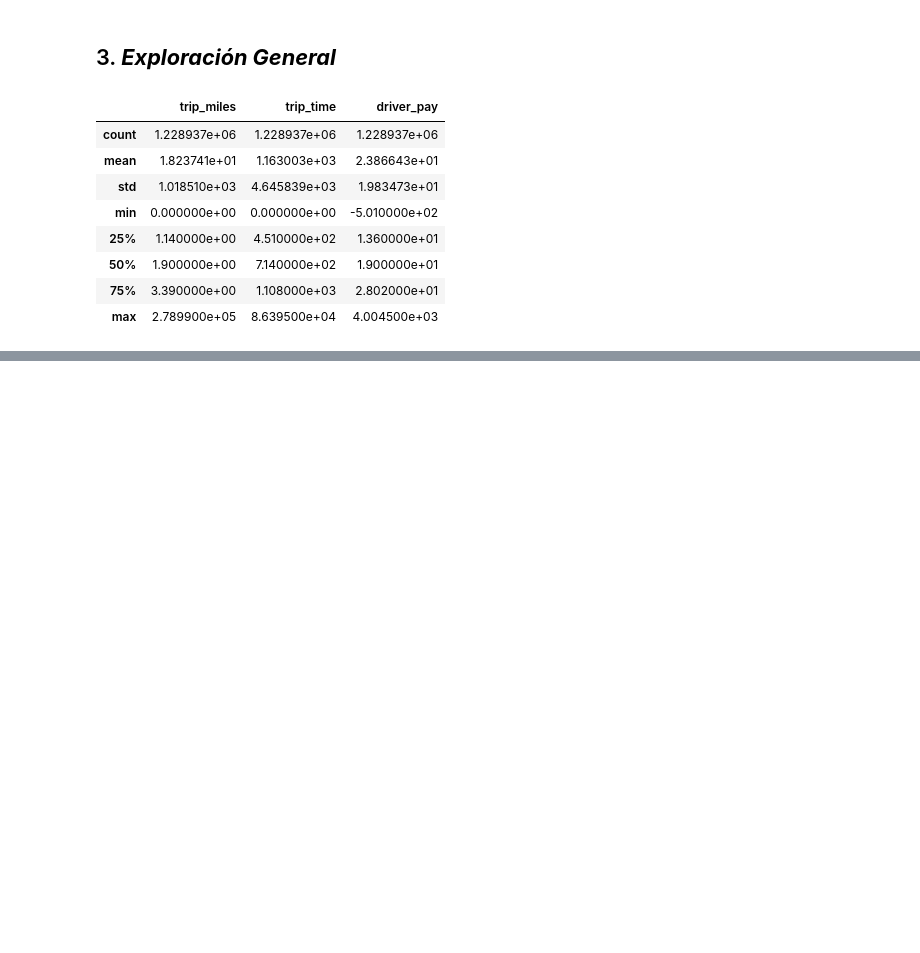
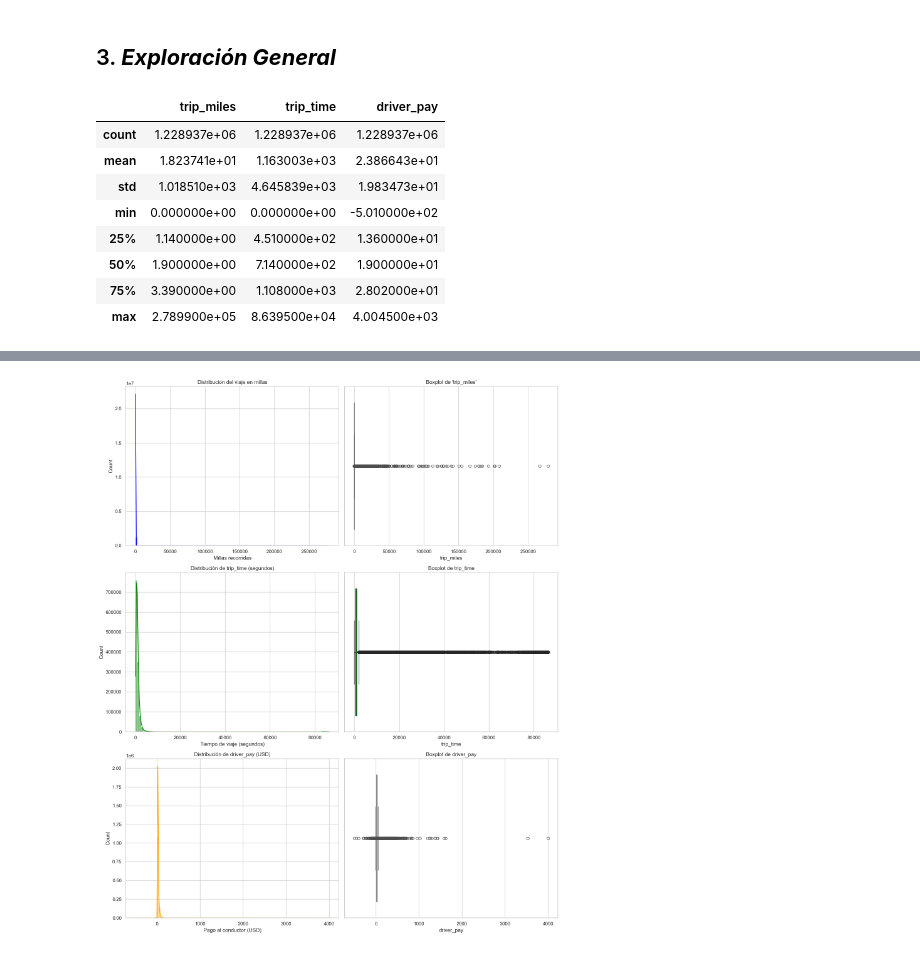
Before and after one commit to Ccasilimas/New_York_Taxis_IA, a Jupyter notebook: Machine_Learning/EDA_ML.ipynb, the cells around one changed output, grey strips where cells are left out. Drawn from its saved outputs; the diff is of its cells as text; code cells hidden in the pictures; blank space fills up the shorter version.

```diff
--- a/Machine_Learning/EDA_ML.ipynb
+++ b/Machine_Learning/EDA_ML.ipynb
@@ -340,0 +356,36 @@ std_taxis.describe()
+# %%
+# Importamos librerias para crear graficos
+import matplotlib.pyplot as plt
+import seaborn as sns
+import numpy as np
+
+sns.set(style="whitegrid")
+fig, axes = plt.subplots(3, 2, figsize=(15, 18))
+
+sns.histplot(std_taxis['trip_miles'], bins=100, kde=True, ax=axes[0,0], color='blue')
+axes[0, 0].set_title("Distribucion del viaje en millas")
+axes[0, 0].set_xlabel("Millas recorridas")
+
+sns.boxplot(x=std_taxis['trip_miles'], ax=axes[0, 1], color='blue')
+axes[0, 1].set_title("Boxplot de 'trip_miles'")
+
+# trip_time
+sns.histplot(x=std_taxis['trip_time'], bins=100, kde=True, ax=axes[1, 0], color='green')
+axes[1, 0].set_title("Distribución de trip_time (segundos)")
+axes[1, 0].set_xlabel("Tiempo de viaje (segundos)")
+
+sns.boxplot(x=std_taxis['trip_time'], ax=axes[1, 1], color='green')
+axes[1, 1].set_title("Boxplot de 'trip_time'")
+
+# driver_pay
+sns.histplot(std_taxis['driver_pay'], bins=100, kde=True, ax=axes[2, 0], color='orange')
+axes[2, 0].set_title("Distribución de driver_pay (USD)")
+axes[2, 0].set_xlabel("Pago al conductor (USD)")
+
+sns.boxplot(x=std_taxis['driver_pay'], ax=axes[2, 1], color='orange')
+axes[2, 1].set_title("Boxplot de driver_pay")
+
+plt.tight_layout()
+plt.show()
+# %% [output]
+[figure, added]
```
Also changed, not shown: parts of 4 cells of this notebook.
